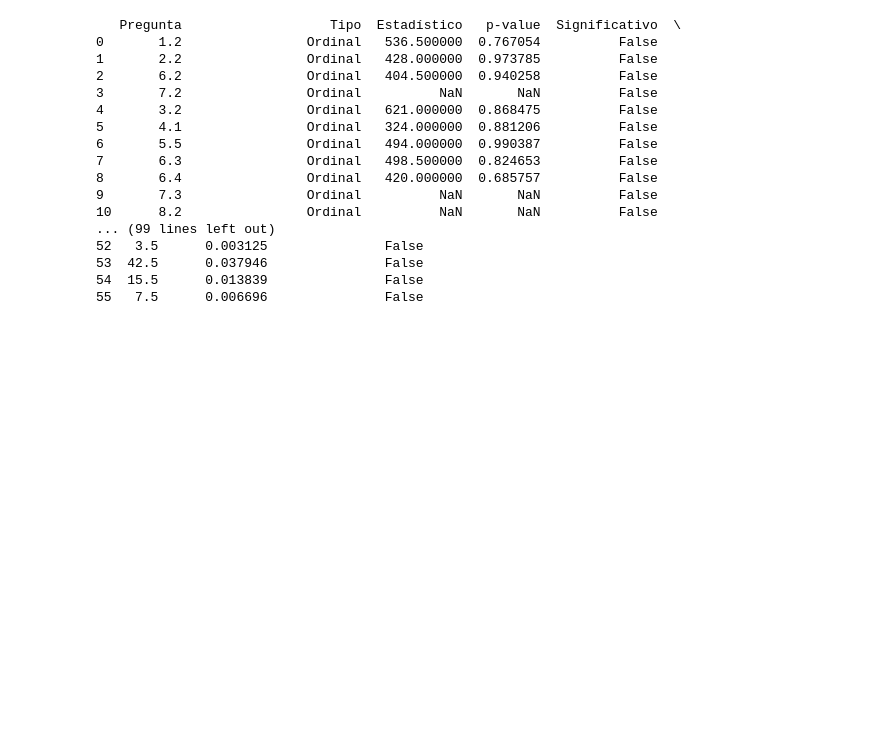
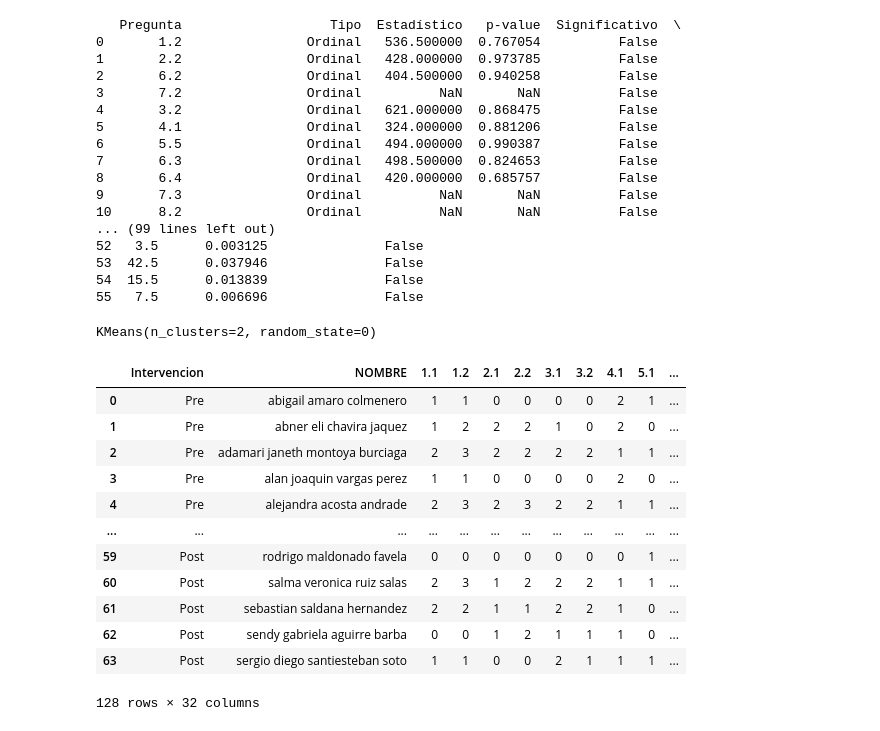
Before and after one commit to heber4543/stress_pre_post, a Jupyter notebook: analisis_1.ipynb, the cells around one changed output. Cells and saved outputs as stored; diff of their text form; code cells hidden in the pictures; blank space fills up the shorter version.

```diff
--- a/analisis_1.ipynb
+++ b/analisis_1.ipynb
@@ -383,3 +386,15 @@ print(resultados1)
 53  42.5      0.037946               False
 54  15.5      0.013839               False
 55   7.5      0.006696               False
+# %%
+# k-means
+pre_new.columns = pre_new.columns.str.strip()
+post_new.columns = post_new.columns.str.strip()
+
+# eliminar ultima fila con valores NaN
+pre_new = pre_new.drop(pre_new.index[-1])
+post_new = post_new.drop(post_new.index[-1])
+
+combinado = pd.concat([pre_new, post_new], keys=['Pre', 'Post'])
+combinado.reset_index(level=0, inplace=True)
+combinado.rename(columns={'level_0': 'Intervencion'}, inplace=True)
@@ -385,0 +403,7 @@ print(resultados1)
+# %%
+# ajustar y entrenar KMeans
+n_clusters = 2
+kmeans = KMeans(n_clusters=n_clusters, random_state=0)
+kmeans.fit(vectores)
+# %% [output]
+KMeans(n_clusters=2, random_state=0)
@@ -385,0 +417,16 @@ print(resultados1)
+# %%
+combinado
+# %% [output]
+|  | Intervencion | NOMBRE | 1.1 | 1.2 | 2.1 | 2.2 | 3.1 | 3.2 | 4.1 | 5.1 | ... |
+| 0 | Pre | abigail amaro colmenero | 1 | 1 | 0 | 0 | 0 | 0 | 2 | 1 | ... |
+| 1 | Pre | abner eli chavira jaquez | 1 | 2 | 2 | 2 | 1 | 0 | 2 | 0 | ... |
+| 2 | Pre | adamari janeth montoya burciaga | 2 | 3 | 2 | 2 | 2 | 2 | 1 | 1 | ... |
+| 3 | Pre | alan joaquin vargas perez | 1 | 1 | 0 | 0 | 0 | 0 | 2 | 0 | ... |
+| 4 | Pre | alejandra acosta andrade | 2 | 3 | 2 | 3 | 2 | 2 | 1 | 1 | ... |
+| ... | ... | ... | ... | ... | ... | ... | ... | ... | ... | ... | ... |
+| 59 | Post | rodrigo maldonado favela | 0 | 0 | 0 | 0 | 0 | 0 | 0 | 1 | ... |
+| 60 | Post | salma veronica ruiz salas | 2 | 3 | 1 | 2 | 2 | 2 | 1 | 1 | ... |
+| 61 | Post | sebastian saldana hernandez | 2 | 2 | 1 | 1 | 2 | 2 | 1 | 0 | ... |
+| 62 | Post | sendy gabriela aguirre barba | 0 | 0 | 1 | 2 | 1 | 1 | 1 | 0 | ... |
+| 63 | Post | sergio diego santiesteban soto | 1 | 1 | 0 | 0 | 2 | 1 | 1 | 1 | ... |
+128 rows × 32 columns
```
Also changed, not shown: parts of 5 cells of this notebook.
